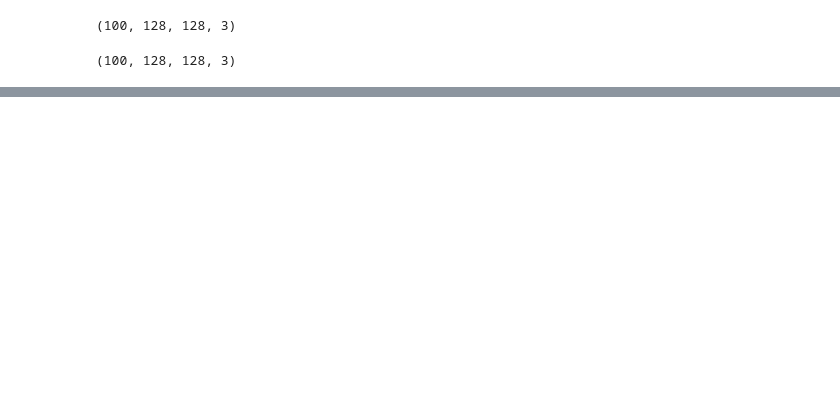
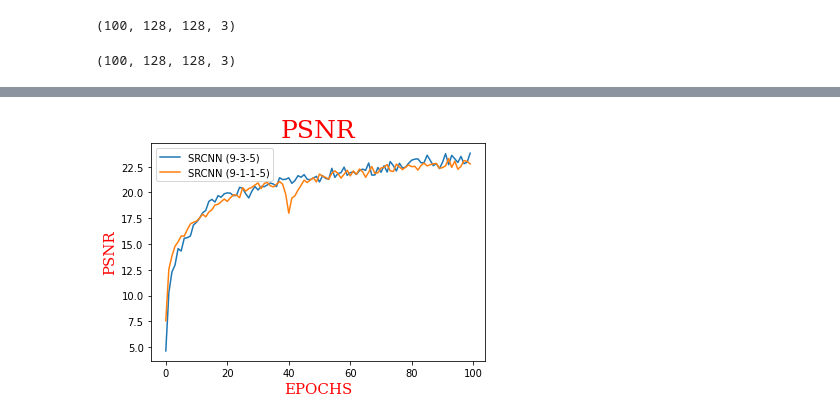
Before and after one commit to VladimirManda10/ProjekatIzRacunarskeInteligencije, a Jupyter notebook: ProjekatIzRI.ipynb, the cells around one changed output, grey strips where cells are left out. Cells and saved outputs as stored; diff of their text form; code cells hidden in the pictures; blank space fills up the shorter version.

```diff
--- a/ProjekatIzRI.ipynb
+++ b/ProjekatIzRI.ipynb
@@ -310,0 +289,11 @@ Clipping input data to the valid range for imshow with RGB data ([0..1] for floa
+# %%
+def model1():
+    model = Sequential([
+                        Convolution2D(64,9,activation="gelu",input_shape=(IMAGE_SIZE,IMAGE_SIZE,CHANNELS),padding="same"),
+                        Convolution2D(32,1,activation="gelu",padding="same"),
+                        Convolution2D(16,1,activation="gelu",padding="same"),
+                        Convolution2D(3,5,activation="gelu",padding="same")
+                        ])
+    return model
+SRCNN = model1()
+SRCNN.summary()
@@ -310,0 +317,3 @@ Clipping input data to the valid range for imshow with RGB data ([0..1] for floa
+# %%
+SRCNN.compile(loss="mean_squared_error",optimizer=Adam(initial_lerningrate),metrics=[psnr,ssim_loss])
+history1 = SRCNN.fit(label,image,epochs=100,batch_size=32,verbose=1)
@@ -310,0 +423,10 @@ Clipping input data to the valid range for imshow with RGB data ([0..1] for floa
+# %%
+plt.title(label = 'PSNR',fontdict={'family':'serif','color':'red','size':25})
+plt.plot(history.epoch,history.history['psnr'])
+plt.plot(history1.epoch,history1.history['psnr'])
+plt.xlabel('EPOCHS',fontdict={'family':'serif','color':'red','size':15})
+plt.ylabel('PSNR',fontdict={'family':'serif','color':'red','size':15})
+plt.legend(['SRCNN (9-3-5)','SRCNN (9-1-1-5)'])
+plt.show()
+# %% [output]
+[figure, added]
```
Also changed, not shown: parts of 19 cells of this notebook, 3 other files.
